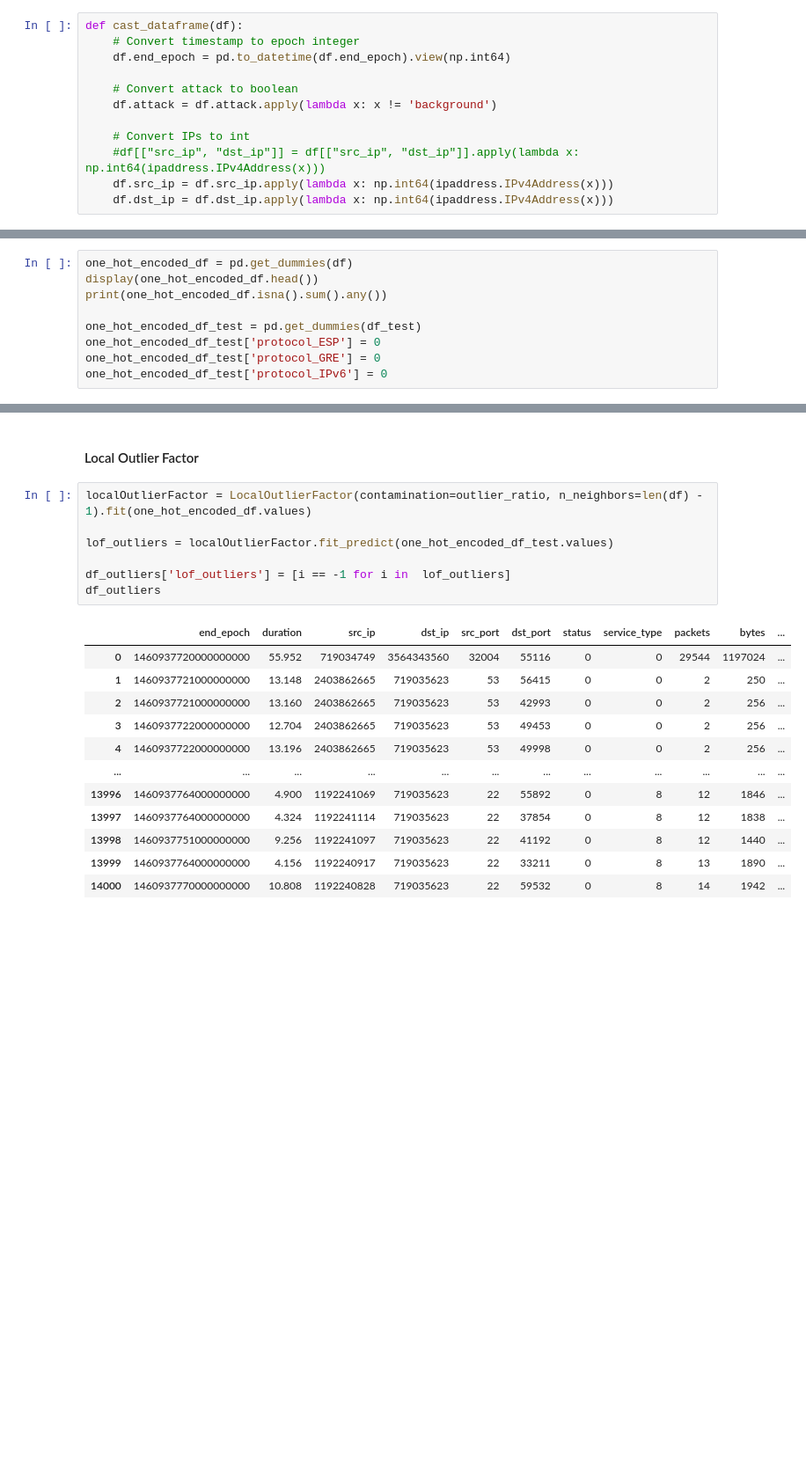
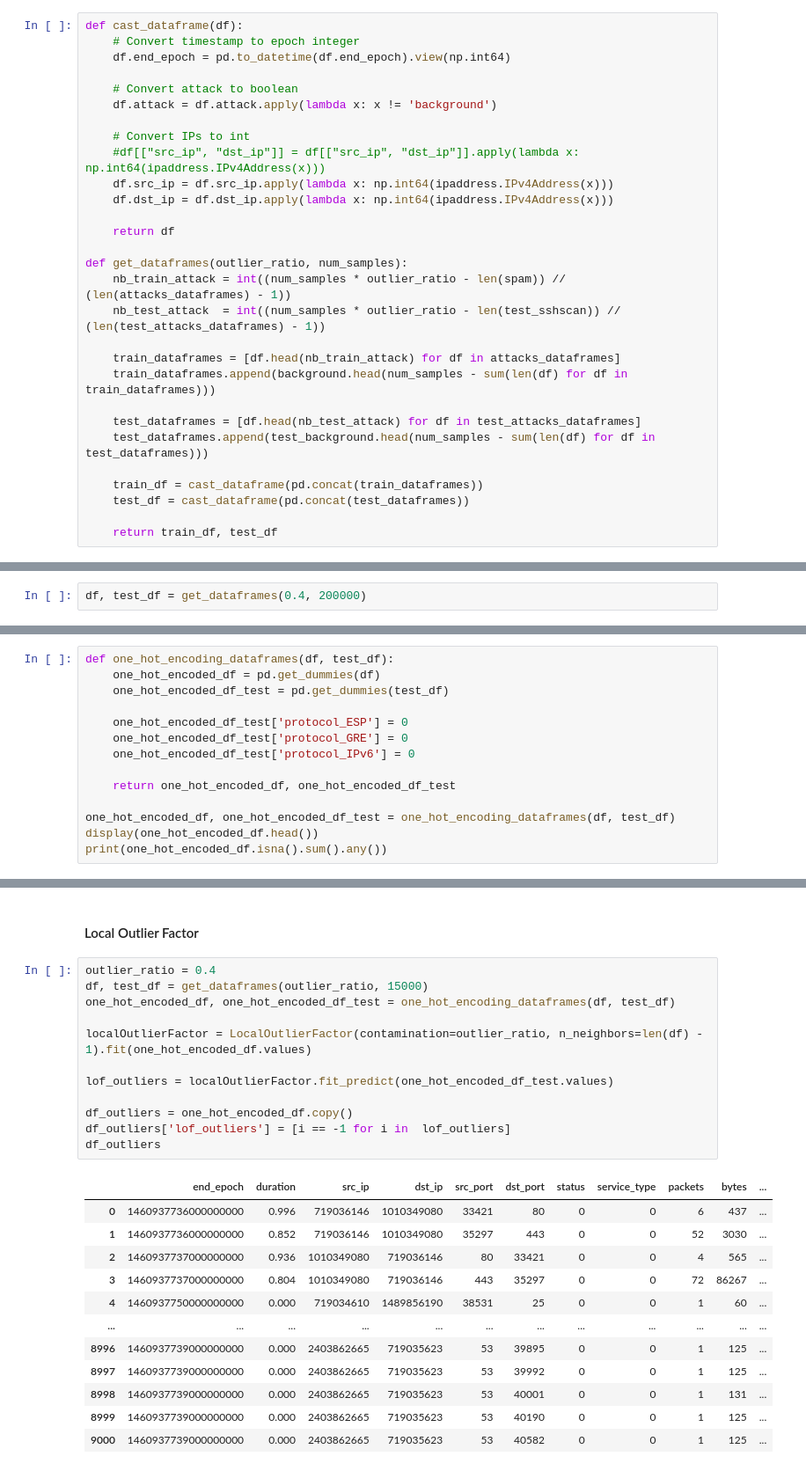
Before and after one commit to Leiyks/MLSECU, a Jupyter notebook: mlsecu.ipynb, the cells around one changed output, grey strips where cells are left out. Shown at 88% size. Cells and saved outputs as stored; diff of their text form; blank space fills up the shorter version.

```diff
--- a/mlsecu.ipynb
+++ b/mlsecu.ipynb
@@ -44,3 +46,20 @@ def cast_dataframe(df):
     #df[["src_ip", "dst_ip"]] = df[["src_ip", "dst_ip"]].apply(lambda x: np.int64(ipaddress.IPv4Address(x)))
     df.src_ip = df.src_ip.apply(lambda x: np.int64(ipaddress.IPv4Address(x)))
     df.dst_ip = df.dst_ip.apply(lambda x: np.int64(ipaddress.IPv4Address(x)))
+
+    return df
+
+def get_dataframes(outlier_ratio, num_samples):
+    nb_train_attack = int((num_samples * outlier_ratio - len(spam)) // (len(attacks_dataframes) - 1))
+    nb_test_attack  = int((num_samples * outlier_ratio - len(test_sshscan)) // (len(test_attacks_dataframes) - 1))
+
+    train_dataframes = [df.head(nb_train_attack) for df in attacks_dataframes]
+    train_dataframes.append(background.head(num_samples - sum(len(df) for df in train_dataframes)))
+
+    test_dataframes = [df.head(nb_test_attack) for df in test_attacks_dataframes]
+    test_dataframes.append(test_background.head(num_samples - sum(len(df) for df in test_dataframes)))
+
+    train_df = cast_dataframe(pd.concat(train_dataframes))
+    test_df = cast_dataframe(pd.concat(test_dataframes))
+
+    return train_df, test_df
@@ -100,3 +66,5 @@ df_test
+# %%
+df, test_df = get_dataframes(0.4, 200000)
 # %%
 print(f'Size of the dataset: {len(df)}\n')
 print(f'Sumber of Nan values: {df.isnull().values.sum()}\n')
@@ -187,13 +155,18 @@ show3D_flow_exchanges(df[df.attack], 'duration', 'dst_port', 'bytes', 'Represent
 # %% [markdown]
 ## Data Cleaning
 # %%
-one_hot_encoded_df = pd.get_dummies(df)
+def one_hot_encoding_dataframes(df, test_df):
+    one_hot_encoded_df = pd.get_dummies(df)
+    one_hot_encoded_df_test = pd.get_dummies(test_df)
+
+    one_hot_encoded_df_test['protocol_ESP'] = 0
+    one_hot_encoded_df_test['protocol_GRE'] = 0
+    one_hot_encoded_df_test['protocol_IPv6'] = 0
+
+    return one_hot_encoded_df, one_hot_encoded_df_test
+
+one_hot_encoded_df, one_hot_encoded_df_test = one_hot_encoding_dataframes(df, test_df)
 display(one_hot_encoded_df.head())
 print(one_hot_encoded_df.isna().sum().any())
-
-one_hot_encoded_df_test = pd.get_dummies(df_test)
-one_hot_encoded_df_test['protocol_ESP'] = 0
-one_hot_encoded_df_test['protocol_GRE'] = 0
-one_hot_encoded_df_test['protocol_IPv6'] = 0
 # %% [output]
 |  | end_epoch | duration | src_ip | dst_ip | src_port | dst_port | status | service_type | packets | bytes | ... |
@@ -252,22 +225,27 @@ describe_precision("if_outliers")
 # %% [markdown]
 #### Local Outlier Factor
 # %%
+outlier_ratio = 0.4
+df, test_df = get_dataframes(outlier_ratio, 15000)
+one_hot_encoded_df, one_hot_encoded_df_test = one_hot_encoding_dataframes(df, test_df)
+
 localOutlierFactor = LocalOutlierFactor(contamination=outlier_ratio, n_neighbors=len(df) - 1).fit(one_hot_encoded_df.values)
 
 lof_outliers = localOutlierFactor.fit_predict(one_hot_encoded_df_test.values)
 
+df_outliers = one_hot_encoded_df.copy()
 df_outliers['lof_outliers'] = [i == -1 for i in  lof_outliers]
 df_outliers
 # %% [output]
 |  | end_epoch | duration | src_ip | dst_ip | src_port | dst_port | status | service_type | packets | bytes | ... |
-| 0 | 1460937720000000000 | 55.952 | 719034749 | 3564343560 | 32004 | 55116 | 0 | 0 | 29544 | 1197024 | ... |
-| 1 | 1460937721000000000 | 13.148 | 2403862665 | 719035623 | 53 | 56415 | 0 | 0 | 2 | 250 | ... |
-| 2 | 1460937721000000000 | 13.160 | 2403862665 | 719035623 | 53 | 42993 | 0 | 0 | 2 | 256 | ... |
-| 3 | 1460937722000000000 | 12.704 | 2403862665 | 719035623 | 53 | 49453 | 0 | 0 | 2 | 256 | ... |
-| 4 | 1460937722000000000 | 13.196 | 2403862665 | 719035623 | 53 | 49998 | 0 | 0 | 2 | 256 | ... |
+| 0 | 1460937736000000000 | 0.996 | 719036146 | 1010349080 | 33421 | 80 | 0 | 0 | 6 | 437 | ... |
+| 1 | 1460937736000000000 | 0.852 | 719036146 | 1010349080 | 35297 | 443 | 0 | 0 | 52 | 3030 | ... |
+| 2 | 1460937737000000000 | 0.936 | 1010349080 | 719036146 | 80 | 33421 | 0 | 0 | 4 | 565 | ... |
+| 3 | 1460937737000000000 | 0.804 | 1010349080 | 719036146 | 443 | 35297 | 0 | 0 | 72 | 86267 | ... |
+| 4 | 1460937750000000000 | 0.000 | 719034610 | 1489856190 | 38531 | 25 | 0 | 0 | 1 | 60 | ... |
 | ... | ... | ... | ... | ... | ... | ... | ... | ... | ... | ... | ... |
-| 13996 | 1460937764000000000 | 4.900 | 1192241069 | 719035623 | 22 | 55892 | 0 | 8 | 12 | 1846 | ... |
-| 13997 | 1460937764000000000 | 4.324 | 1192241114 | 719035623 | 22 | 37854 | 0 | 8 | 12 | 1838 | ... |
-| 13998 | 1460937751000000000 | 9.256 | 1192241097 | 719035623 | 22 | 41192 | 0 | 8 | 12 | 1440 | ... |
-| 13999 | 1460937764000000000 | 4.156 | 1192240917 | 719035623 | 22 | 33211 | 0 | 8 | 13 | 1890 | ... |
-| 14000 | 1460937770000000000 | 10.808 | 1192240828 | 719035623 | 22 | 59532 | 0 | 8 | 14 | 1942 | ... |
+| 8996 | 1460937739000000000 | 0.000 | 2403862665 | 719035623 | 53 | 39895 | 0 | 0 | 1 | 125 | ... |
+| 8997 | 1460937739000000000 | 0.000 | 2403862665 | 719035623 | 53 | 39992 | 0 | 0 | 1 | 125 | ... |
+| 8998 | 1460937739000000000 | 0.000 | 2403862665 | 719035623 | 53 | 40001 | 0 | 0 | 1 | 131 | ... |
+| 8999 | 1460937739000000000 | 0.000 | 2403862665 | 719035623 | 53 | 40190 | 0 | 0 | 1 | 125 | ... |
+| 9000 | 1460937739000000000 | 0.000 | 2403862665 | 719035623 | 53 | 40582 | 0 | 0 | 1 | 125 | ... |
```
Also changed, not shown: parts of 16 cells of this notebook.
